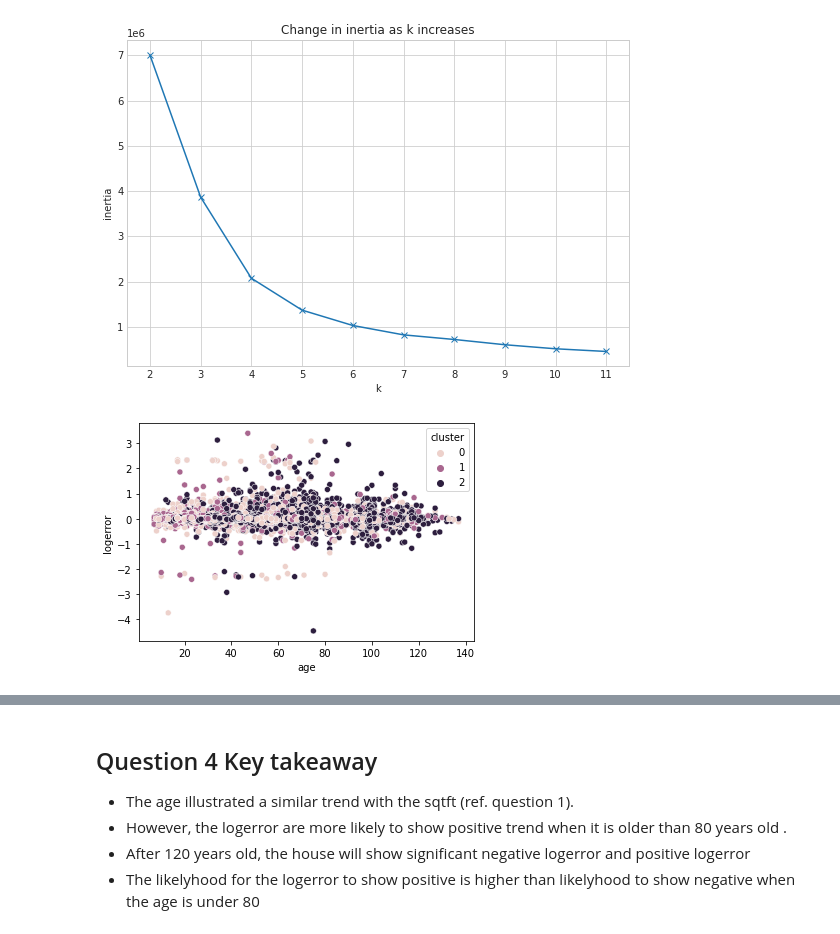
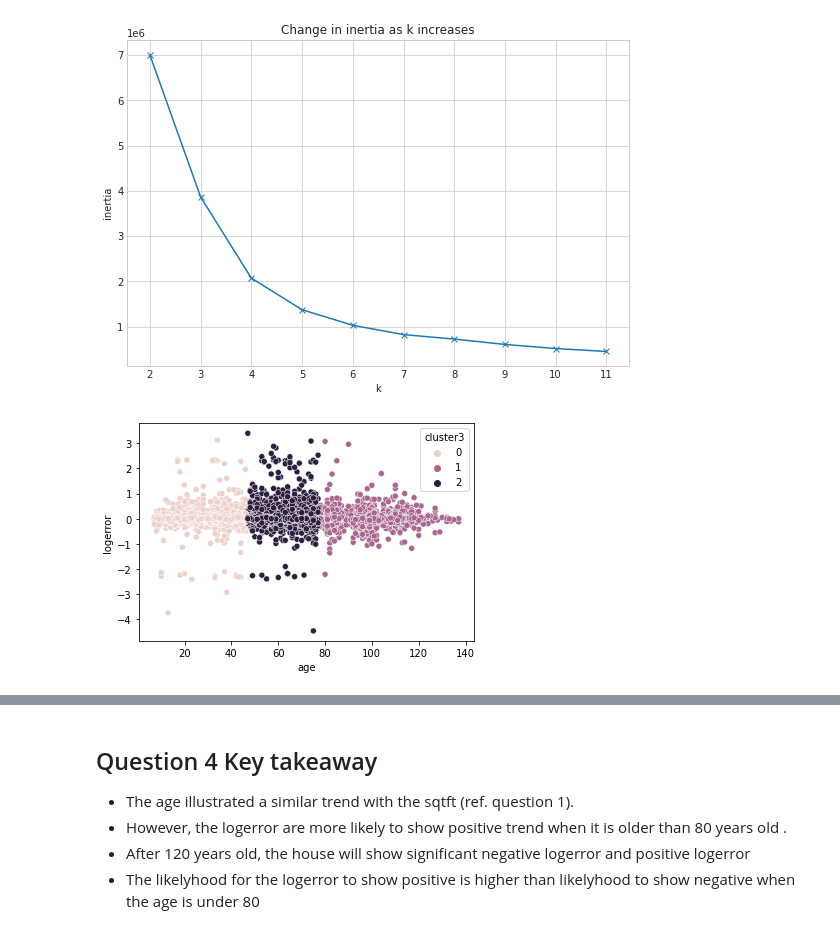
Before and after one commit to QinzhiChen/Project---Clustering, a Jupyter notebook: Final_Notebooke.ipynb, the cells around one changed output, grey strips where cells are left out. Cells and saved outputs as stored; diff of their text form; code cells hidden in the pictures.

```diff
--- a/Final_Notebooke.ipynb
+++ b/Final_Notebooke.ipynb
@@ -265,7 +265,7 @@ explore_final.cluster3(scaled_train)
 # %% [output]
 [figure]
 # %%
-sns.scatterplot(y = 'logerror', x= 'age', data = scaled_train, hue = 'cluster')
+sns.scatterplot(y = 'logerror', x= 'age', data = scaled_train, hue = 'cluster3')
 plt.show()
 # %% [output]
-[figure, old version]
+[figure, new version]
```
Also changed, not shown: parts of 10 cells of this notebook.
